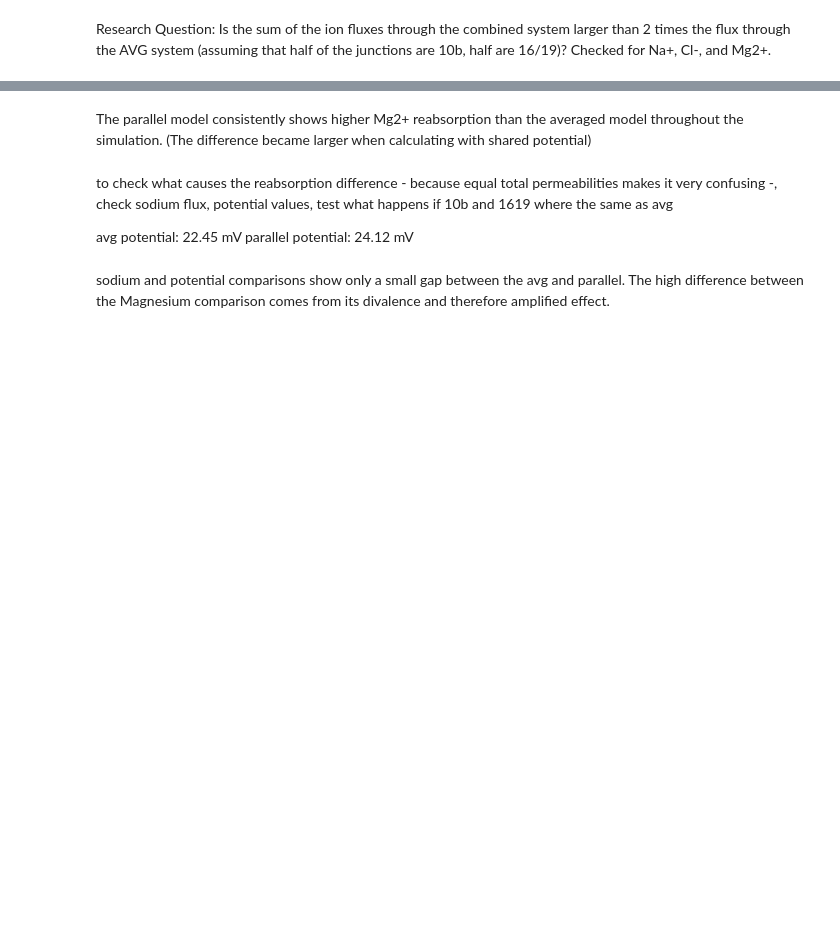
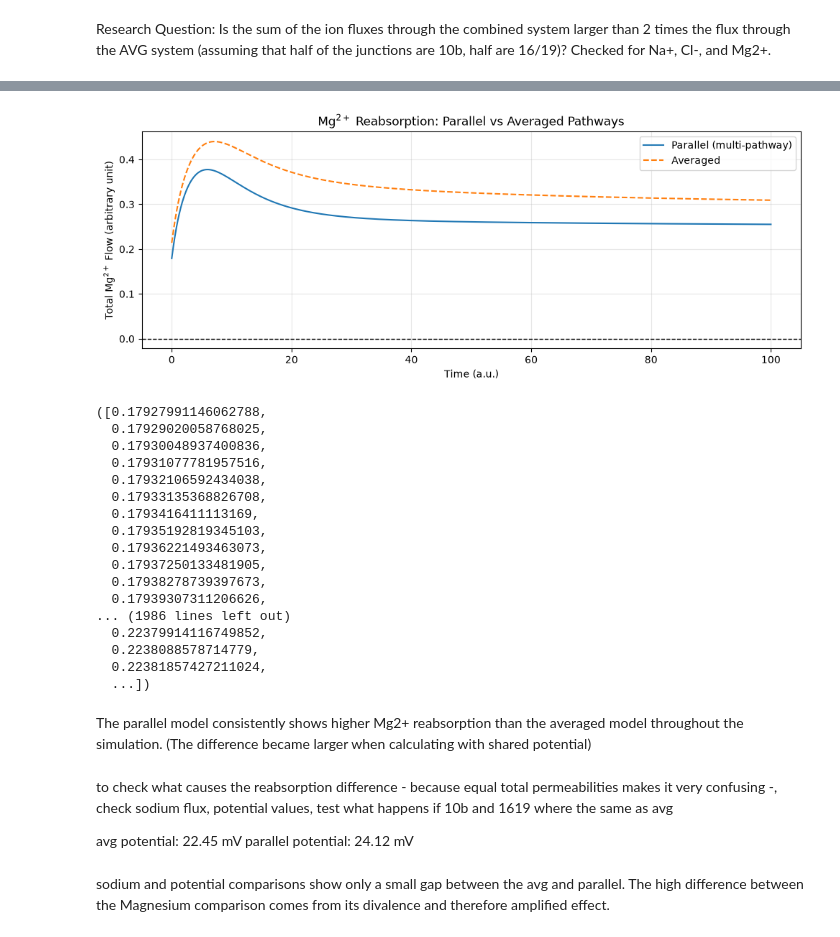
Before and after one commit to igalins/Tight-Junction-Simulation, a Jupyter notebook: calculations.ipynb, the cells around one changed output, grey strips where cells are left out. Drawn from its saved outputs; the diff is of its cells as text; code cells hidden in the pictures; blank space fills up the shorter version.

```diff
--- a/calculations.ipynb
+++ b/calculations.ipynb
@@ -617,3 +86,26 @@ plot_total_flux_comparison(saved_parallel, saved_avg, ion='Mg')
+# %%
+plot_total_flux_comparison(result_state2_parallel, result_state2_avg, ion='Mg')
+# plot_total_flux_comparison(result_state2_parallel, result_state2_avg, ion='Na')
+# plot_total_flux_comparison(result_state2_parallel, result_state2_avg, ion='Cl')
+# %% [output]
+[figure, added]
+([0.17927991146062788,
+  0.17929020058768025,
+  0.17930048937400836,
+  0.17931077781957516,
+  0.17932106592434038,
+  0.17933135368826708,
+  0.1793416411113169,
+  0.17935192819345103,
+  0.17936221493463073,
+  0.17937250133481905,
+  0.17938278739397673,
+  0.17939307311206626,
+... (1986 lines left out)
+  0.22379914116749852,
+  0.2238088578714779,
+  0.22381857427211024,
+  ...])
 # %% [markdown]
 The parallel model consistently shows higher Mg2+ reabsorption than the averaged model throughout the simulation. (The difference became larger when calculating with shared potential)
 # %% [markdown]
```
Also changed, not shown: parts of 43 cells of this notebook.
